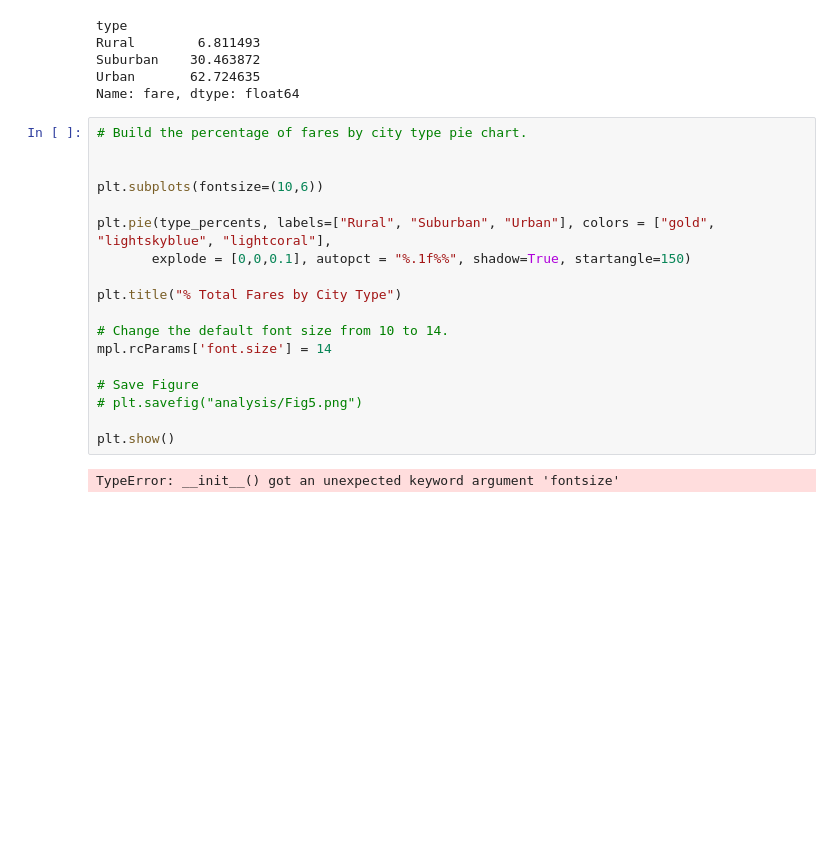
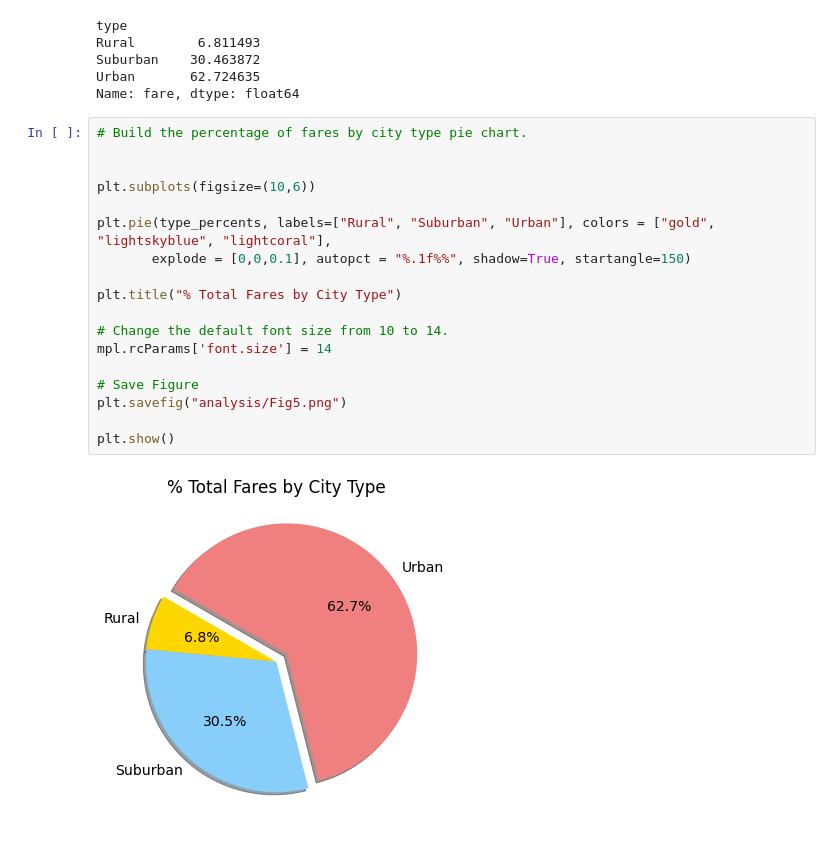
Before and after one commit to bbneves/PyBer_Analysis, a Jupyter notebook: PyBer.ipynb, the cells around one changed output. Cells and saved outputs as stored; diff of their text form; blank space fills up the shorter version.

Commit message:
Total Rides by City Type Pie Chart

```diff
--- a/PyBer.ipynb
+++ b/PyBer.ipynb
@@ -810,20 +810,20 @@ Name: fare, dtype: float64
 # %%
 # Build the percentage of fares by city type pie chart.
 
 
-plt.subplots(fontsize=(10,6))
+plt.subplots(figsize=(10,6))
 
 plt.pie(type_percents, labels=["Rural", "Suburban", "Urban"], colors = ["gold", "lightskyblue", "lightcoral"],
        explode = [0,0,0.1], autopct = "%.1f%%", shadow=True, startangle=150)
 
 plt.title("% Total Fares by City Type")
 
 # Change the default font size from 10 to 14.
 mpl.rcParams['font.size'] = 14
 
 # Save Figure
-# plt.savefig("analysis/Fig5.png")
+plt.savefig("analysis/Fig5.png")
 
 plt.show()
 # %% [output]
-TypeError: __init__() got an unexpected keyword argument 'fontsize'
+[figure, added]
```
Also changed, not shown: parts of 2 cells of this notebook.
